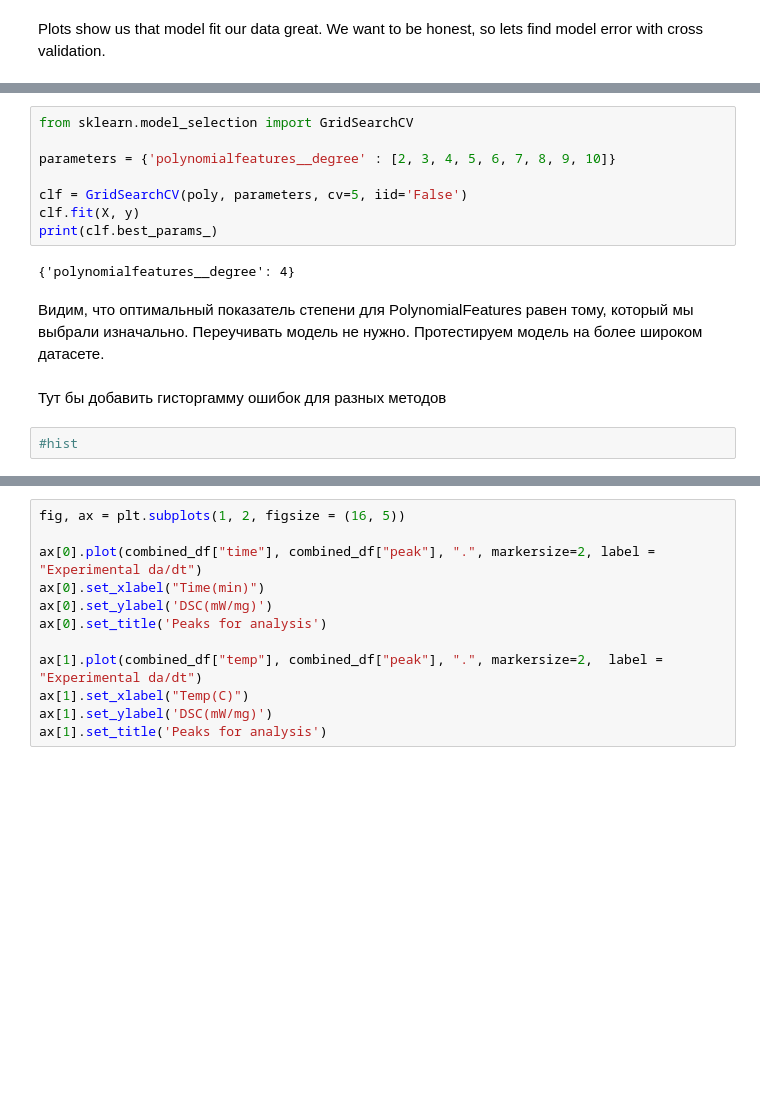
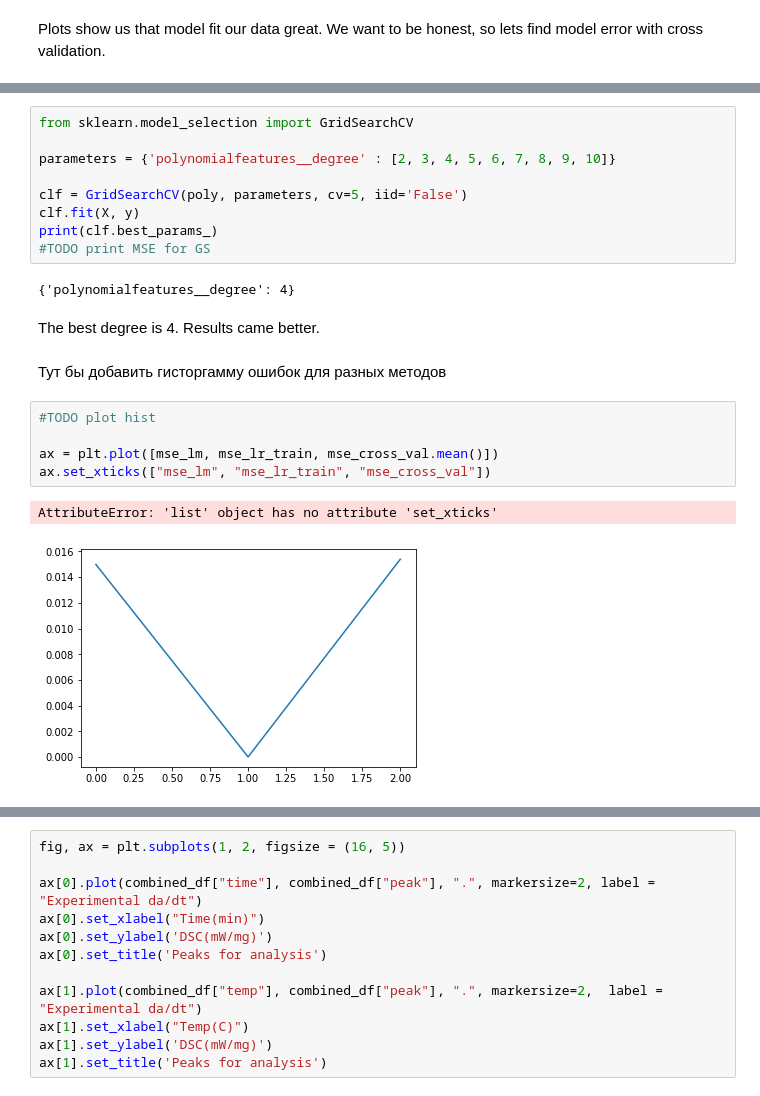
Before and after one commit to YarikineZ/DS_final_project, a Jupyter notebook: Final project.ipynb, the cells around one changed output, grey strips where cells are left out. Saved outputs shown, nothing was run; the diff lists cells and outputs as text; blank space fills up the shorter version.

```diff
--- a/Final project.ipynb
+++ b/Final project.ipynb
@@ -476,15 +475,21 @@ parameters = {'polynomialfeatures__degree' : [2, 3, 4, 5, 6, 7, 8, 9, 10]}
 clf = GridSearchCV(poly, parameters, cv=5, iid='False')
 clf.fit(X, y)
 print(clf.best_params_)
+#TODO print MSE for GS
 # %% [output]
 {'polynomialfeatures__degree': 4}
-# %% [markdown]
-Видим, что оптимальный показатель степени для PolynomialFeatures равен тому, который мы выбрали изначально.
-Переучивать модель не нужно. Протестируем модель на более широком датасете.
+# %% [markdown]
+The best degree is 4. Results came better.
 # %% [markdown]
 Тут бы добавить гисторгамму ошибок для разных методов
-# %%
-#hist
+# %%
+#TODO plot hist
+
+ax = plt.plot([mse_lm, mse_lr_train, mse_cross_val.mean()])
+ax.set_xticks(["mse_lm", "mse_lr_train", "mse_cross_val"])
+# %% [output]
+AttributeError: 'list' object has no attribute 'set_xticks'
+[figure, added]
 # %%
 all_files = ['data/ExpDat_SK_Clear_resin_entalp5kpm_20-150.txt',
              'data/ExpDat_SK_Clear_resin_entalp75kpm_20-150.txt',
```
Also changed, not shown: parts of 11 cells of this notebook.
